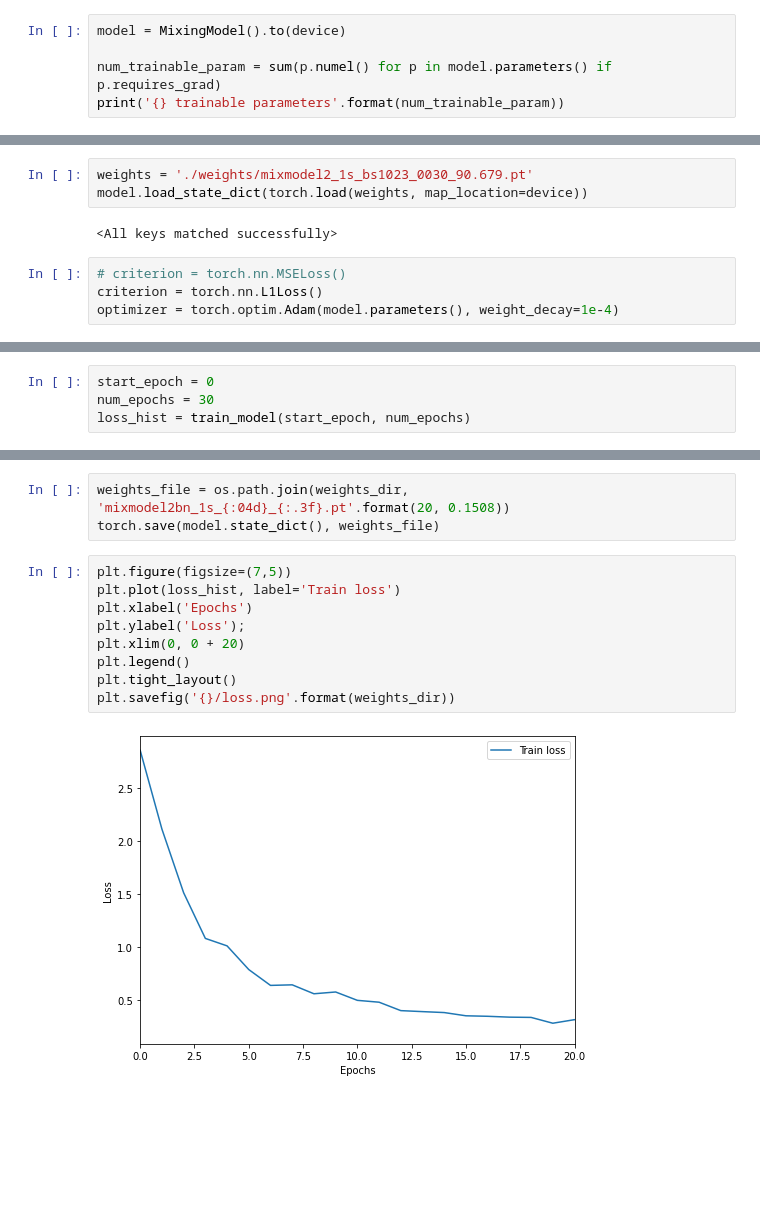
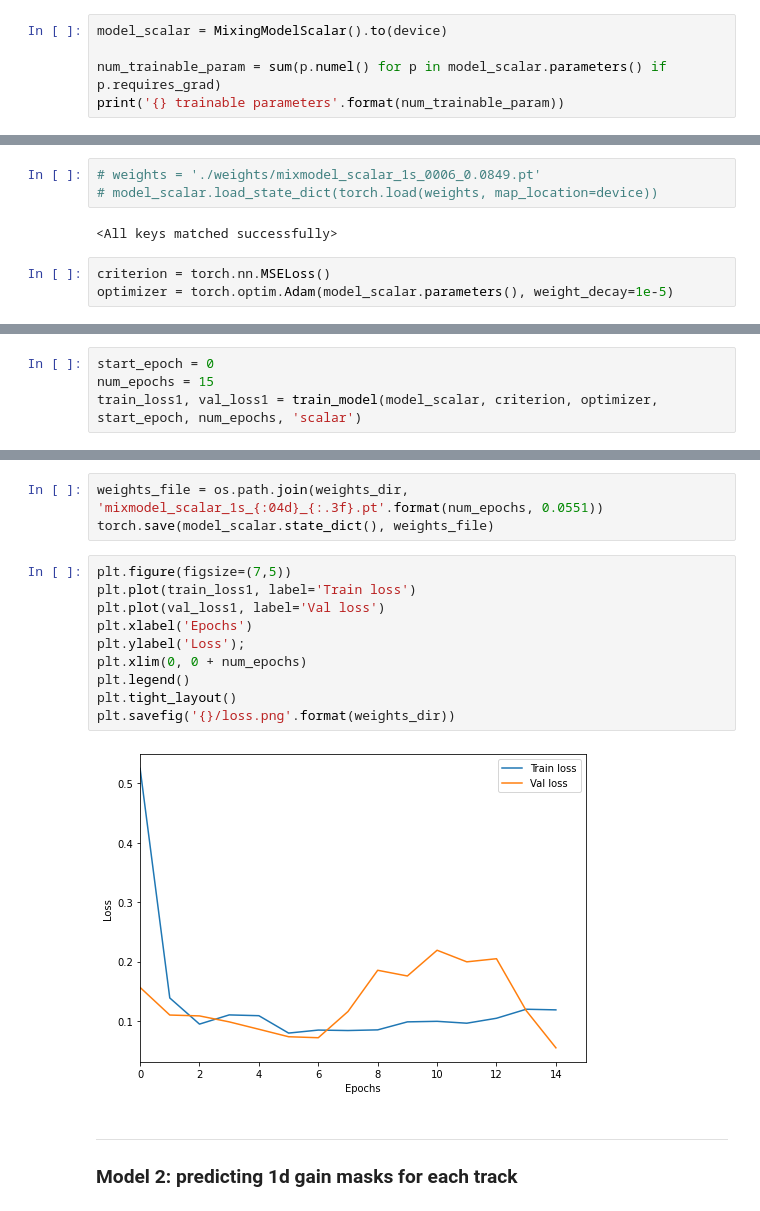
Before and after one commit to apelykh/deep-audio-mixer, a Jupyter notebook: mixing_model_training.ipynb, the cells around one changed output, grey strips where cells are left out. Cells and saved outputs as stored; diff of their text form; blank space fills up the shorter version.

Commit message:
Models cleaned and finalized

```diff
--- a/mixing_model_training.ipynb
+++ b/mixing_model_training.ipynb
@@ -149,6 +76,6 @@ test_loader = DataLoader(d_test, batch_size=32, shuffle=False,
 # %%
-model = MixingModel().to(device)
+model_scalar = MixingModelScalar().to(device)
 
-num_trainable_param = sum(p.numel() for p in model.parameters() if p.requires_grad)
+num_trainable_param = sum(p.numel() for p in model_scalar.parameters() if p.requires_grad)
 print('{} trainable parameters'.format(num_trainable_param))
 # %% [output]
@@ -171,10 +83,9 @@ model(torch.Tensor(d_train[100]['train_features'][np.newaxis, :]).to(device))
 # %%
-weights = './weights/mixmodel2_1s_bs1023_0030_90.679.pt'
-model.load_state_dict(torch.load(weights, map_location=device))
+# weights = './weights/mixmodel_scalar_1s_0006_0.0849.pt'
+# model_scalar.load_state_dict(torch.load(weights, map_location=device))
 # %% [output]
 <All keys matched successfully>
 # %%
-# criterion = torch.nn.MSELoss()
-criterion = torch.nn.L1Loss()
-optimizer = torch.optim.Adam(model.parameters(), weight_decay=1e-4)
+criterion = torch.nn.MSELoss()
+optimizer = torch.optim.Adam(model_scalar.parameters(), weight_decay=1e-5)
 # %%
@@ -213,5 +139,5 @@ def train_model(start_epoch, num_epochs):
 # %%
 start_epoch = 0
-num_epochs = 30
-loss_hist = train_model(start_epoch, num_epochs)
+num_epochs = 15
+train_loss1, val_loss1 = train_model(model_scalar, criterion, optimizer, start_epoch, num_epochs, 'scalar')
 # %% [output]
@@ -236,14 +161,18 @@ Epoch 30 loss: 0.23920480906963348
 # %%
-weights_file = os.path.join(weights_dir, 'mixmodel2bn_1s_{:04d}_{:.3f}.pt'.format(20, 0.1508))
-torch.save(model.state_dict(), weights_file)
+weights_file = os.path.join(weights_dir, 'mixmodel_scalar_1s_{:04d}_{:.3f}.pt'.format(num_epochs, 0.0551))
+torch.save(model_scalar.state_dict(), weights_file)
 # %%
 plt.figure(figsize=(7,5))
-plt.plot(loss_hist, label='Train loss')
+plt.plot(train_loss1, label='Train loss')
+plt.plot(val_loss1, label='Val loss')
 plt.xlabel('Epochs')
 plt.ylabel('Loss');
-plt.xlim(0, 0 + 20)
+plt.xlim(0, 0 + num_epochs)
 plt.legend()
 plt.tight_layout()
 plt.savefig('{}/loss.png'.format(weights_dir))
 # %% [output]
-[figure, old version]
+[figure, new version]
+# %% [markdown]
+---
+### Model 2: predicting 1d gain masks for each track
```
Also changed, not shown: parts of 17 cells of this notebook, 8 other files.
